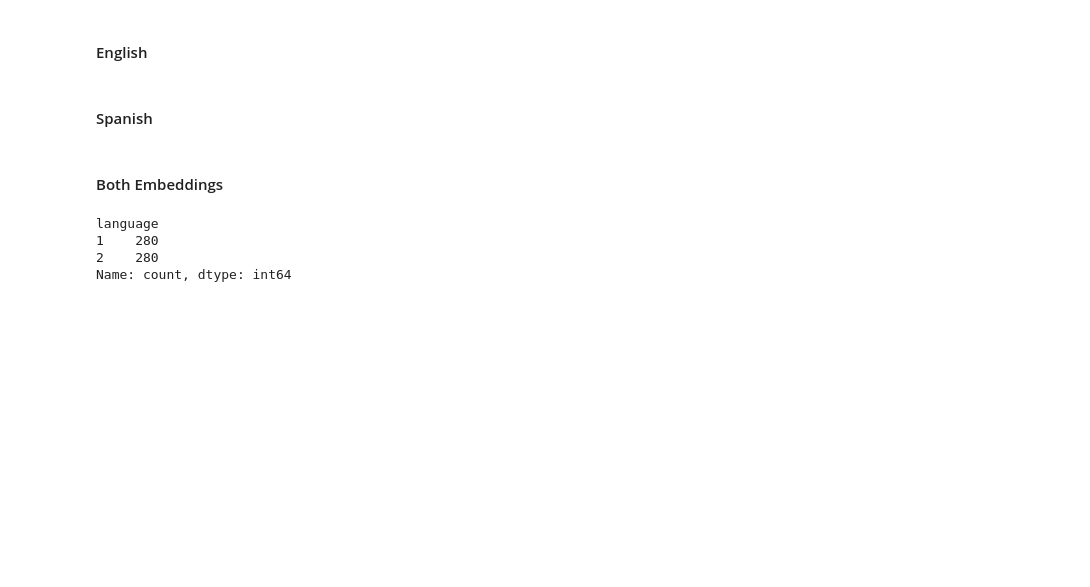
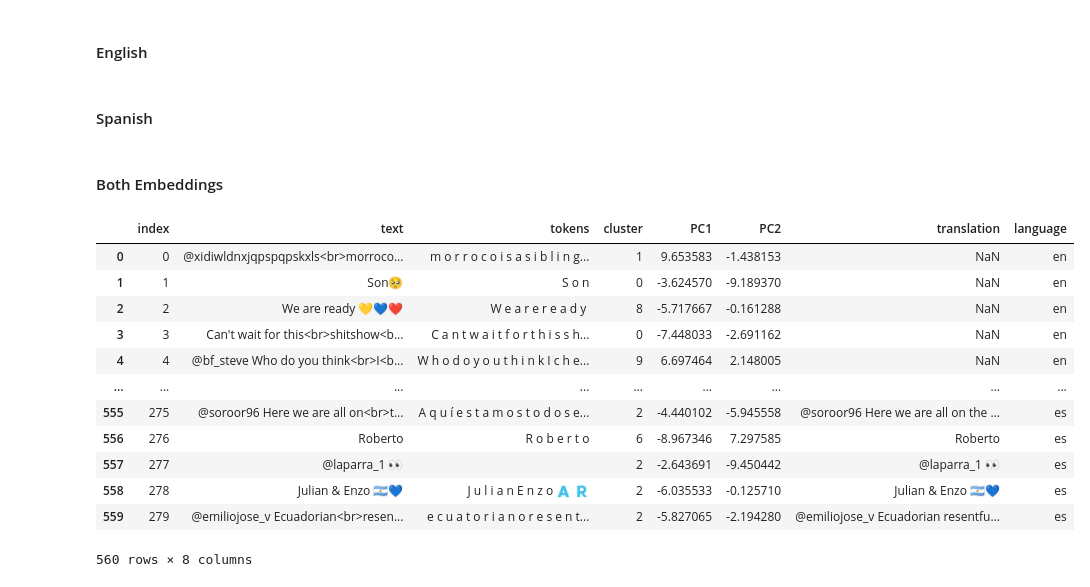
Before and after one commit to yuhsin-huang/EmojiResearch-WorldCup2022, a Jupyter notebook: 06_Embedding_K-Means_Clustering.ipynb, the cells around one changed output. Cells and saved outputs as stored; diff of their text form; code cells hidden in the pictures; blank space fills up the shorter version.

```diff
--- a/06_Embedding_K-Means_Clustering.ipynb
+++ b/06_Embedding_K-Means_Clustering.ipynb
@@ -1092,3 +1092,8 @@ sns.scatterplot(data=tsne_df, x='PC1', y='PC2', hue='language', palette=sns.colo
 import plotly.graph_objects as go
 import pandas as pd
 import plotly.express as px
+# %%
+def wrap(df, varA):
+    df[varA] = df[varA].str.wrap(30)
+    df[varA] = df[varA].apply(lambda x: x.replace('\n', '<br>'))
+    return df
@@ -1160,13 +1168,25 @@ def set_translation(row):
     return row['translation'] if pd.notnull(row['translation']) else row['text']
 # %%
 data=tsne_df.copy()
-data['language'] = data.apply(set_value, axis=1)
 data['text'] = data.apply(set_translation, axis=1)
-# %% [output]
-language
-1    280
-2    280
-Name: count, dtype: int64
+# %%
+data = wrap(data, 'text')
+# %%
+data
+# %% [output]
+|  | index | text | tokens | cluster | PC1 | PC2 | translation | language |
+| 0 | 0 | @xidiwldnxjqpspqpskxls<br>morroco... | m o r r o c o i s a s i b l i n g... | 1 | 9.653583 | -1.438153 | NaN | en |
+| 1 | 1 | Son🥺 | S o n | 0 | -3.624570 | -9.189370 | NaN | en |
+| 2 | 2 | We are ready 💛💙❤️ | W e a r e r e a d y ️ | 8 | -5.717667 | -0.161288 | NaN | en |
+| 3 | 3 | Can't wait for this<br>shitshow<b... | C a n t w a i t f o r t h i s s h... | 0 | -7.448033 | -2.691162 | NaN | en |
+| 4 | 4 | @bf_steve Who do you think<br>I<b... | W h o d o y o u t h i n k I c h e... | 9 | 6.697464 | 2.148005 | NaN | en |
+| ... | ... | ... | ... | ... | ... | ... | ... | ... |
+| 555 | 275 | @soroor96 Here we are all on<br>t... | A q u í e s t a m o s t o d o s e... | 2 | -4.440102 | -5.945558 | @soroor96 Here we are all on the ... | es |
+| 556 | 276 | Roberto | R o b e r t o | 6 | -8.967346 | 7.297585 | Roberto | es |
+| 557 | 277 | @laparra_1 👀 |  | 2 | -2.643691 | -9.450442 | @laparra_1 👀 | es |
+| 558 | 278 | Julian & Enzo 🇦🇷💙 | J u l i a n E n z o 🇦 🇷 | 2 | -6.035533 | -0.125710 | Julian & Enzo 🇦🇷💙 | es |
+| 559 | 279 | @emiliojose_v Ecuadorian<br>resen... | e c u a t o r i a n o r e s e n t... | 2 | -5.827065 | -2.194280 | @emiliojose_v Ecuadorian resentfu... | es |
+560 rows × 8 columns
 # %%
 import plotly.graph_objects as go
 
```
Also changed, not shown: parts of 7 cells of this notebook.
